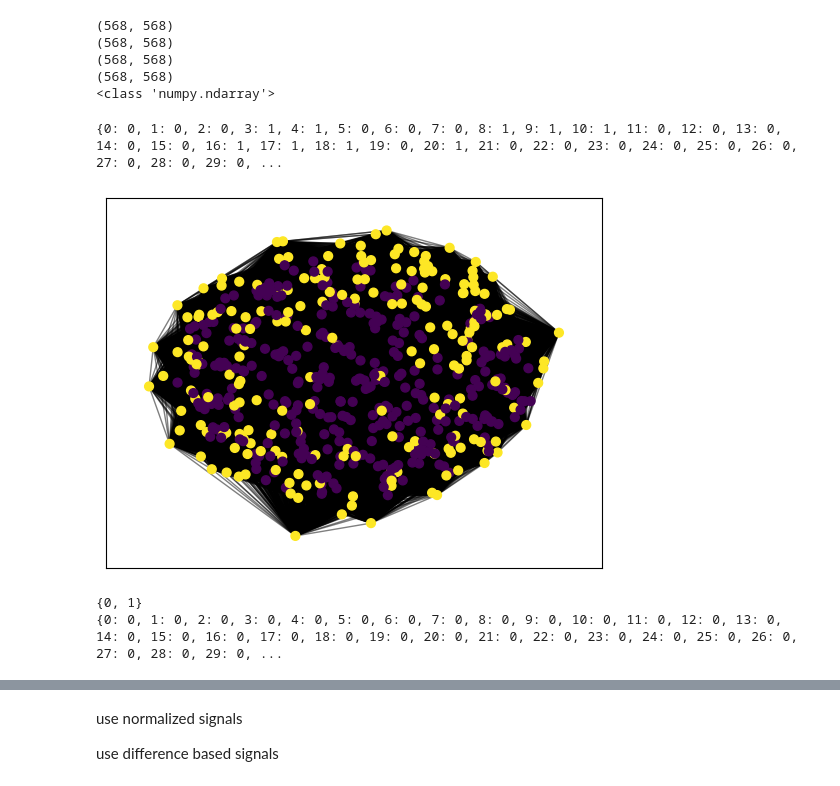
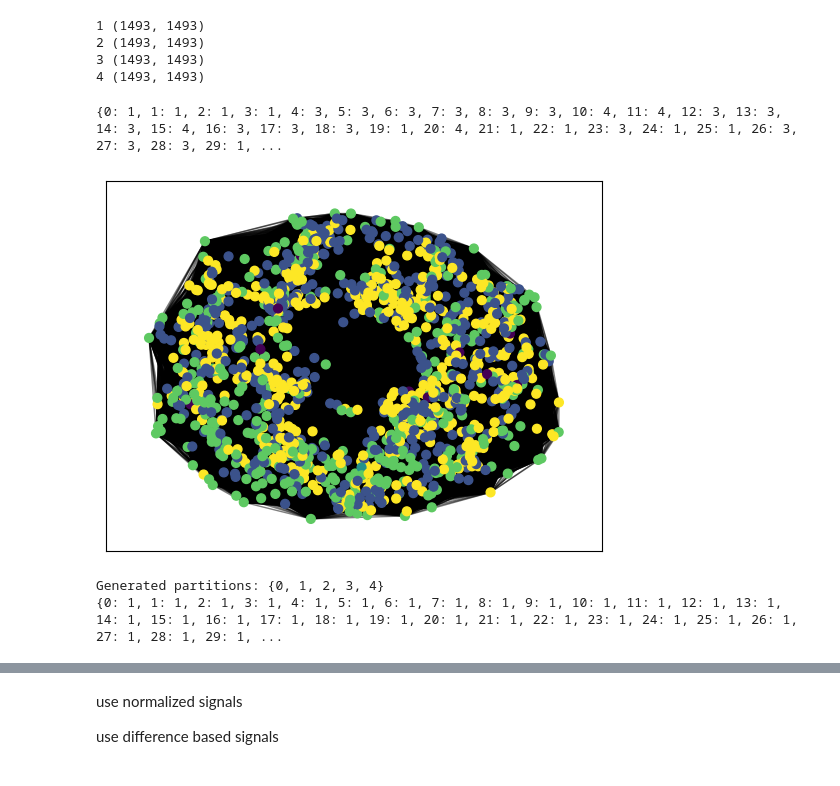
Before and after one commit to ijight/clustering-blepharospasms, a Jupyter notebook: JupyterNB/multichannel-clustering.ipynb, the cells around one changed output, grey strips where cells are left out. Saved outputs shown, nothing was run; the diff lists cells and outputs as text; code cells hidden in the pictures.

Commit message:
added image output to multichannel

```diff
--- a/JupyterNB/multichannel-clustering.ipynb
+++ b/JupyterNB/multichannel-clustering.ipynb
@@ -70,6 +98,7 @@ def get_degree_sequence(vg):
     return ds
 # %%
 from scipy.spatial.distance import minkowski
+from scipy.spatial.distance import cityblock
 from scipy.spatial.distance import cosine
 from scipy.stats import spearmanr
 
@@ -79,11 +108,14 @@ def covariance(x, y):
 
 normalized_distance_matrices = []
 TIMESTEP = 150
-OVERLAP = 50
+OVERLAP = 130
 TS = multichannel_timeseries[0][1]
 TRUNCATED = len(TS) % TIMESTEP
+DIST_METRIC = "Mino"
+ch = 0
 
-for ts in multichannel_timeseries[0][1:5]:
+for ts in multichannel_timeseries[0]:
+    ch += 1
     # segment y_filtered into consecutive non-overlapping intervals
     segments = [ts[i:i+TIMESTEP] for i in range(0, len(ts)-TIMESTEP+1, TIMESTEP-OVERLAP)]
 
@@ -99,16 +131,27 @@ for ts in multichannel_timeseries[0][1:5]:
     for i in range(len(feature_vectors)):
         D = np.zeros(len(feature_vectors))
         for j in range(len(feature_vectors)):
+            # cos
             D[j] = cosine(feature_vectors[i], feature_vectors[j])
+
+            # euc
             # D[j] = np.linalg.norm(feature_vectors[i]-feature_vectors[j])
 
+            # City block (Manhattan) distance
+            # D[j] = cityblock(feature_vectors[i], feature_vectors[j])
+
+            # mino
+            # p = 3
+            # D[j] = minkowski(feature_vectors[i], feature_vectors[j], p)
+
+            # spearman
             # correlation, _ = spearmanr(feature_vectors[i], feature_vectors[j])
             # # Convert correlation to distance: distance = 1 - correlation
             # D[j] = 1 - correlation
 
-            # Calculate covariance between feature_vectors[i] and feature_vectors[j]
-            cov = covariance(feature_vectors[i], feature_vectors[j])
-            D[j] = 1 - (cov / (np.std(feature_vectors[i]) * np.std(feature_vectors[j])))
+            # covariance
+            # cov = covariance(feature_vectors[i], feature_vectors[j])
+            # D[j] = 1 - (cov / (np.std(feature_vectors[i]) * np.std(feature_vectors[j])))
         distance_matrices.append(D)
 
     # compute global distance matrix by averaging distances across all segments
@@ -116,12 +159,11 @@ for ts in multichannel_timeseries[0][1:5]:
 
     # normalize global distance matrix between 0 and 1
     normalized_distance_matrix = 1 - (global_distance_matrix - np.min(global_distance_matrix)) / (np.max(global_distance_matrix) - np.min(global_distance_matrix))
-    print(np.array(normalized_distance_matrix).shape)
+    print(str(ch) + " " + str(np.array(normalized_distance_matrix).shape))
 
     normalized_distance_matrices.append(normalized_distance_matrix)
 
 average_normalized_distance_matrix = np.mean(normalized_distance_matrices, axis=0)
-print(type(average_normalized_distance_matrix))
 
 # construct weighted graph C using normalized distance matrix as adjacency matrix
 # threshold = 0.0  # set a threshold to remove weak edges
@@ -145,65 +187,86 @@ weightedGraph = C
 # mino distance takes 30s
 # cosine takes 1m, 46s
 # %% [output]
-(568, 568)
-(568, 568)
-(568, 568)
-(568, 568)
-<class 'numpy.ndarray'>
+1 (1493, 1493)
+2 (1493, 1493)
+3 (1493, 1493)
+4 (1493, 1493)
 # %%
 # community detection (clustering) of weighted graphes
 # https://github.com/taynaud/python-louvain
 
 # To achieve a modular visualization of the clusters detected by the discussed method and their
 # mutual connections, we used a force-directed algorithm, namely the Frushterman–Reingold layout,
 # as a graphical representation.
 # Finally, for specific unsupervised FSS purposes, we considered a representative parameter for
 # each cluster. Such parameters were identified based on their importance within the communities,
 # by considering the signals with highest total degree centrality in their respective groups.
 
 from community import community_louvain
 import matplotlib.cm as cm
 import matplotlib.pyplot as plt
 
-partition = community_louvain.best_partition(weightedGraph, resolution=(1.001))
+RESOLUTION = (1.002)
+partition = community_louvain.best_partition(weightedGraph, resolution=RESOLUTION)
 
 print(partition)
 
 plt.rcParams.update(plt.rcParamsDefault)
 # draw the graph
 pos = nx.spring_layout(weightedGraph)
 # color the nodes according to their partition
 cmap = cm.get_cmap('viridis', max(partition.values()) + 1)
 nx.draw_networkx_nodes(weightedGraph, pos, partition.keys(), node_size=40,
                        cmap=cmap, node_color=list(partition.values()))
 nx.draw_networkx_edges(weightedGraph, pos, alpha=0.5)
 # plt.savefig("model.png", transparent=True)
 
 plt.show()
 
 # try averaging matrix across subjects, try concatenate signals end to end
 # %% [output]
-{0: 0, 1: 0, 2: 0, 3: 1, 4: 1, 5: 0, 6: 0, 7: 0, 8: 1, 9: 1, 10: 1, 11: 0, 12: 0, 13: 0, 14: 0, 15: 0, 16: 1, 17: 1, 18: 1, 19: 0, 20: 1, 21: 0, 22: 0, 23: 0, 24: 0, 25: 0, 26: 0, 27: 0, 28: 0, 29: 0, ...
+{0: 1, 1: 1, 2: 1, 3: 1, 4: 3, 5: 3, 6: 3, 7: 3, 8: 3, 9: 3, 10: 4, 11: 4, 12: 3, 13: 3, 14: 3, 15: 4, 16: 3, 17: 3, 18: 3, 19: 1, 20: 4, 21: 1, 22: 1, 23: 3, 24: 1, 25: 1, 26: 3, 27: 3, 28: 3, 29: 1, ...
-[figure, old version]
+[figure, new version]
 # %%
 from collections import Counter
 
-print(set(list(partition.values())))
-
+print("Generated partitions: " + str(set(list(partition.values()))))
+par = str(len(set(list(partition.values()))))
 # Create the dictionary
 TSFAKE = [*range(len(TS))]
 SEGMENTSFAKE = [TSFAKE[i:i+TIMESTEP] for i in range(0, len(TS)-TIMESTEP+1, TIMESTEP-OVERLAP)]
 
 # Compute the majority_partition directly in the dictionary comprehension
-majority_partition = {i: Counter(partition[segment_num] for segment_num in [segmentNum for segmentNum, seg in enumerate(SEGMENTSFAKE) if i in seg]).most_common(1)[0][0] for i in range(len(TS) - TRUNCATED)}
+# majority_partition = {i: Counter(partition[segment_num] for segment_num in [segmentNum for segmentNum, seg in enumerate(SEGMENTSFAKE) if i in seg]).most_common(1)[0][0] for i in range(len(TS) - TRUNCATED)}
+
+majority_partition = {}
+for i in range(len(TS) - TRUNCATED):
+    # Build a list of segment numbers that include the current index
+    relevant_segments = []
+    for segmentNum, seg in enumerate(SEGMENTSFAKE):
+        if i in seg:
+            relevant_segments.append(segmentNum)
+
+    # Count the occurrences of each partition in the relevant segments
+    partition_counts = Counter(partition[segment_num] for segment_num in relevant_segments)
+
+    # Find the most common partition, if there is one
+    if len(partition_counts) > 0:
+        most_common_partition = partition_counts.most_common(1)[0][0]
+    else:
+        most_common_partition = None
+
+    # Add the most common partition to the dictionary
+    majority_partition[i] = most_common_partition
+
 
 print(majority_partition)
 
 
 # explore method that generates 3 partition and 4 partition systems and uses the number of changes in partition over a range as a factor in deciding with partition to default to
 # %% [output]
-{0, 1}
-{0: 0, 1: 0, 2: 0, 3: 0, 4: 0, 5: 0, 6: 0, 7: 0, 8: 0, 9: 0, 10: 0, 11: 0, 12: 0, 13: 0, 14: 0, 15: 0, 16: 0, 17: 0, 18: 0, 19: 0, 20: 0, 21: 0, 22: 0, 23: 0, 24: 0, 25: 0, 26: 0, 27: 0, 28: 0, 29: 0, ...
+Generated partitions: {0, 1, 2, 3, 4}
+{0: 1, 1: 1, 2: 1, 3: 1, 4: 1, 5: 1, 6: 1, 7: 1, 8: 1, 9: 1, 10: 1, 11: 1, 12: 1, 13: 1, 14: 1, 15: 1, 16: 1, 17: 1, 18: 1, 19: 1, 20: 1, 21: 1, 22: 1, 23: 1, 24: 1, 25: 1, 26: 1, 27: 1, 28: 1, 29: 1, ...
 # %%
 import colorsys
 from matplotlib.collections import LineCollection
```
Also changed, not shown: parts of 4 cells of this notebook, 23 other files.
